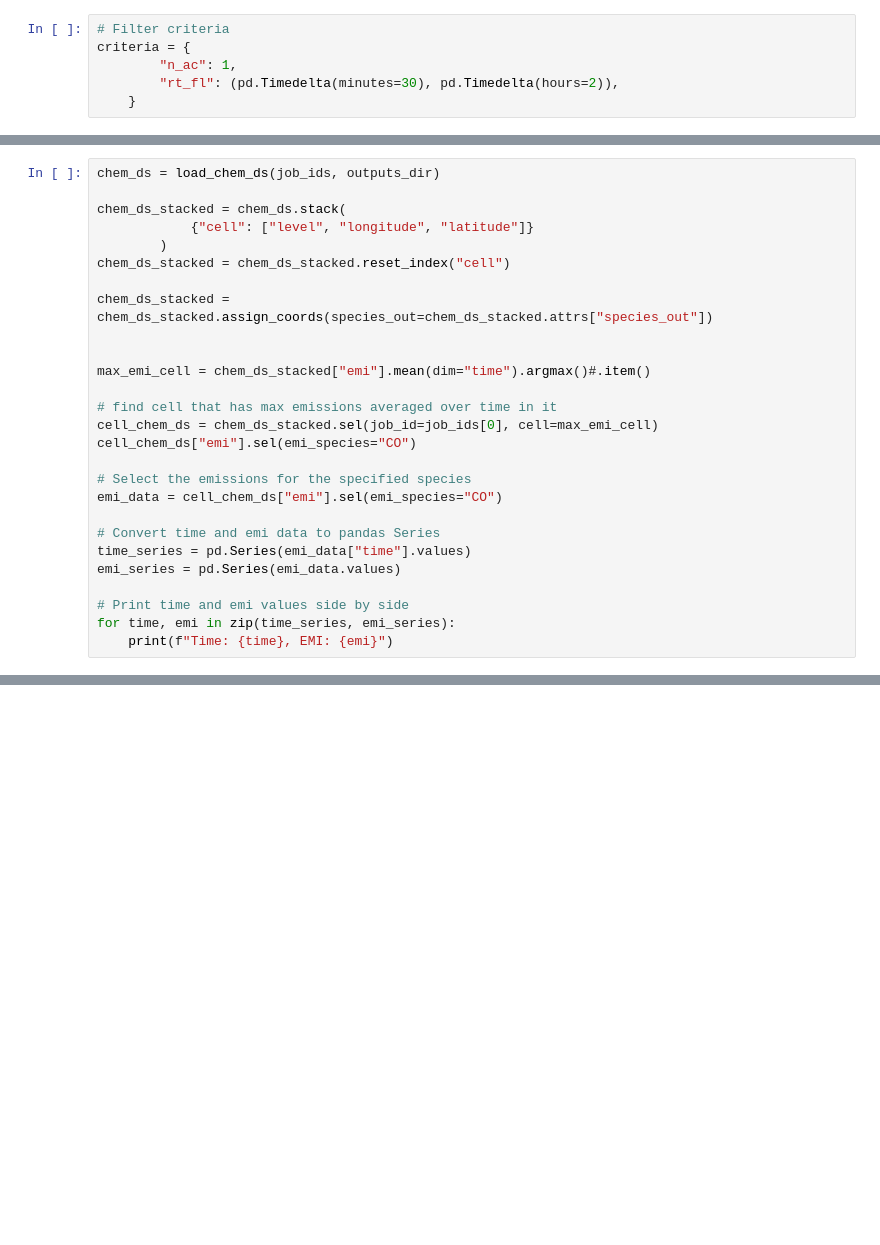
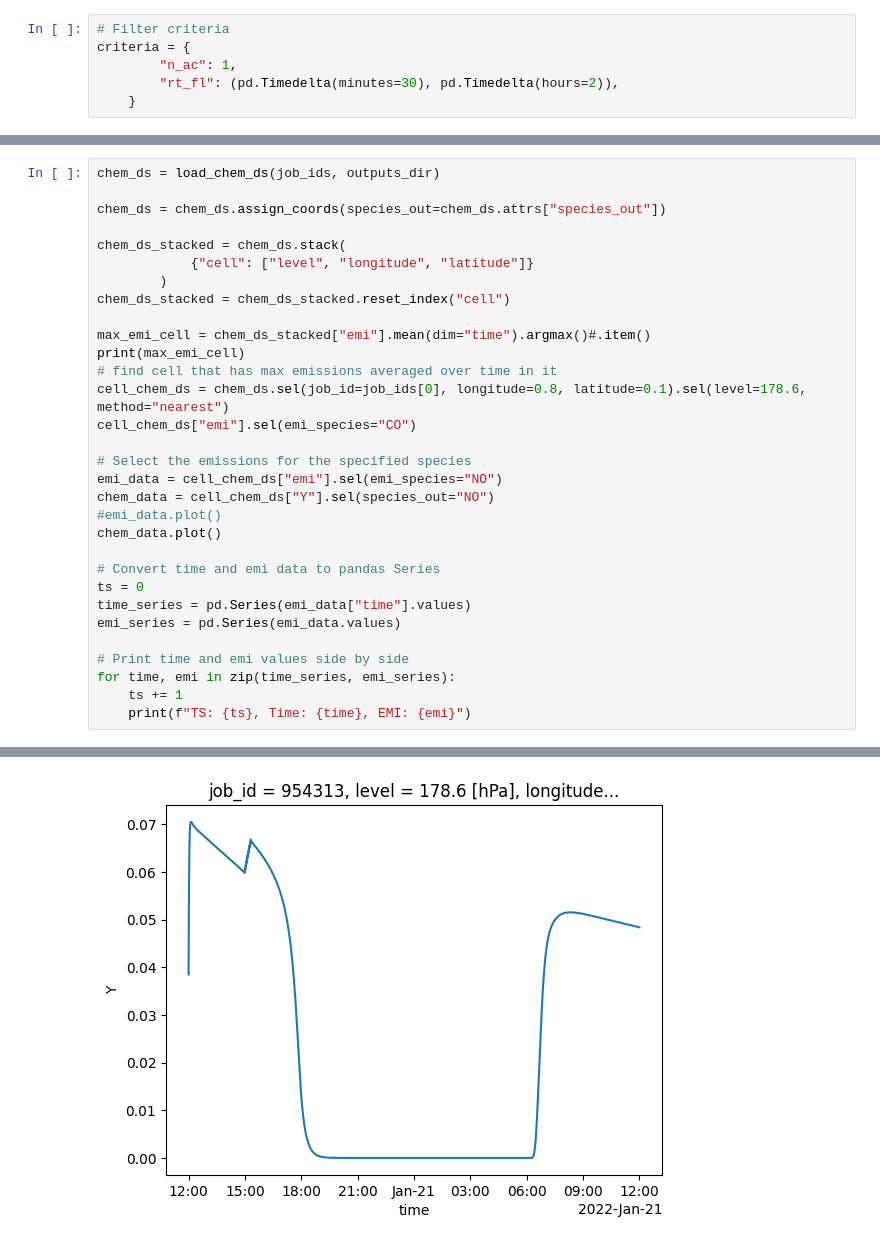
Before and after one commit to ktait98/pycontrails_kt, a Jupyter notebook: pycontrails/models/gpat/pp_gpat.ipynb, the cells around one changed output, grey strips where cells are left out. Drawn from its saved outputs; the diff is of its cells as text; blank space fills up the shorter version.

```diff
--- a/pycontrails/models/gpat/pp_gpat.ipynb
+++ b/pycontrails/models/gpat/pp_gpat.ipynb
@@ -75,28 +61,32 @@ Name: age, dtype: timedelta64[ns]
 # %%
 chem_ds = load_chem_ds(job_ids, outputs_dir)
+
+chem_ds = chem_ds.assign_coords(species_out=chem_ds.attrs["species_out"])
 
 chem_ds_stacked = chem_ds.stack(
             {"cell": ["level", "longitude", "latitude"]}
         )
 chem_ds_stacked = chem_ds_stacked.reset_index("cell")
 
-chem_ds_stacked = chem_ds_stacked.assign_coords(species_out=chem_ds_stacked.attrs["species_out"])
-
-
 max_emi_cell = chem_ds_stacked["emi"].mean(dim="time").argmax()#.item()
-
+print(max_emi_cell)
 # find cell that has max emissions averaged over time in it
-cell_chem_ds = chem_ds_stacked.sel(job_id=job_ids[0], cell=max_emi_cell)
+cell_chem_ds = chem_ds.sel(job_id=job_ids[0], longitude=0.8, latitude=0.1).sel(level=178.6, method="nearest")
 cell_chem_ds["emi"].sel(emi_species="CO")
 
 # Select the emissions for the specified species
-emi_data = cell_chem_ds["emi"].sel(emi_species="CO")
+emi_data = cell_chem_ds["emi"].sel(emi_species="NO")
+chem_data = cell_chem_ds["Y"].sel(species_out="NO")
+#emi_data.plot()
+chem_data.plot()
 
 # Convert time and emi data to pandas Series
+ts = 0
 time_series = pd.Series(emi_data["time"].values)
 emi_series = pd.Series(emi_data.values)
 
 # Print time and emi values side by side
 for time, emi in zip(time_series, emi_series):
-    print(f"Time: {time}, EMI: {emi}")
+    ts += 1
+    print(f"TS: {ts}, Time: {time}, EMI: {emi}")
 # %% [output]
@@ -119,0 +110 @@ Time: 2022-01-21 00:00:00, EMI: 0.0
+[figure, added]
```
Also changed, not shown: parts of 11 cells of this notebook, 5 other files.
